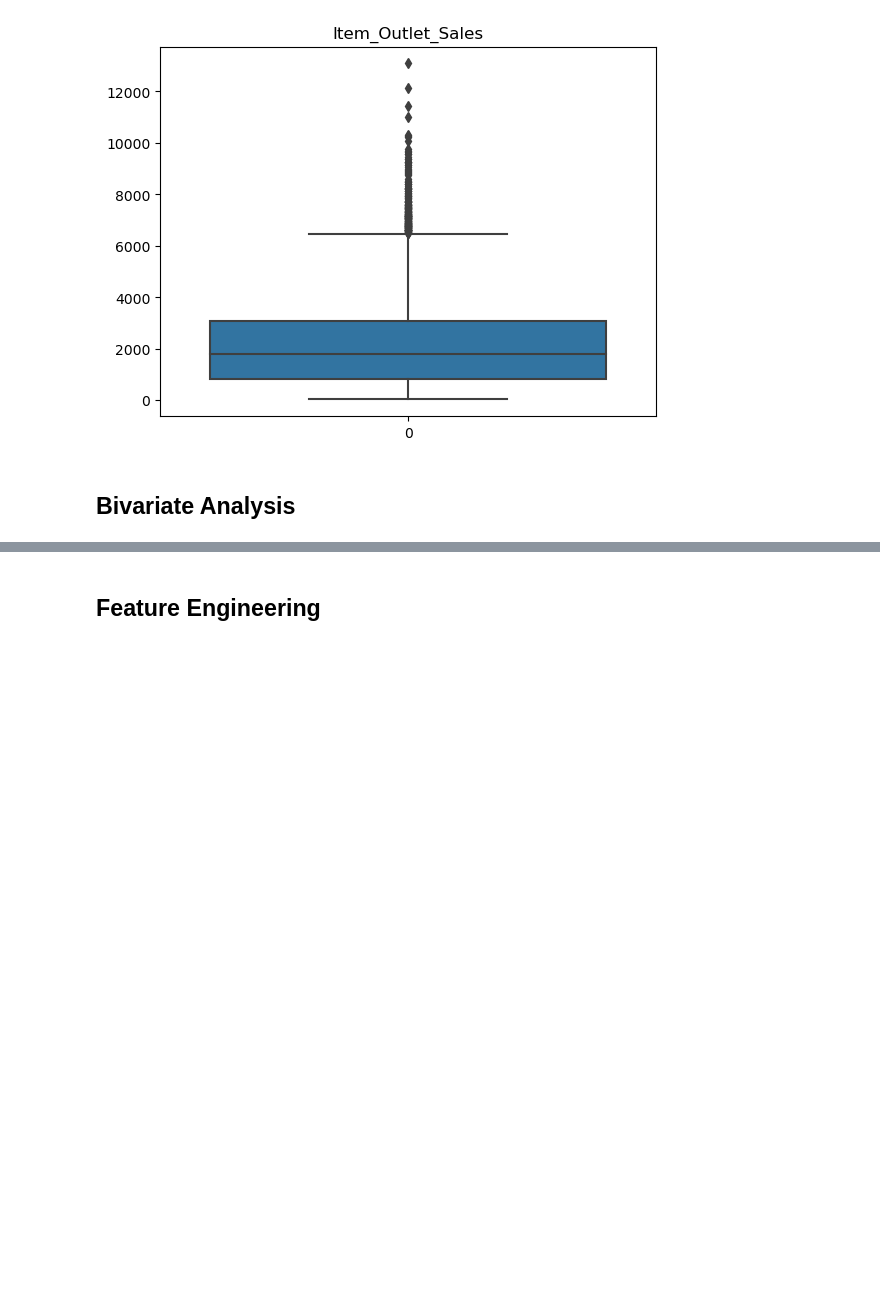
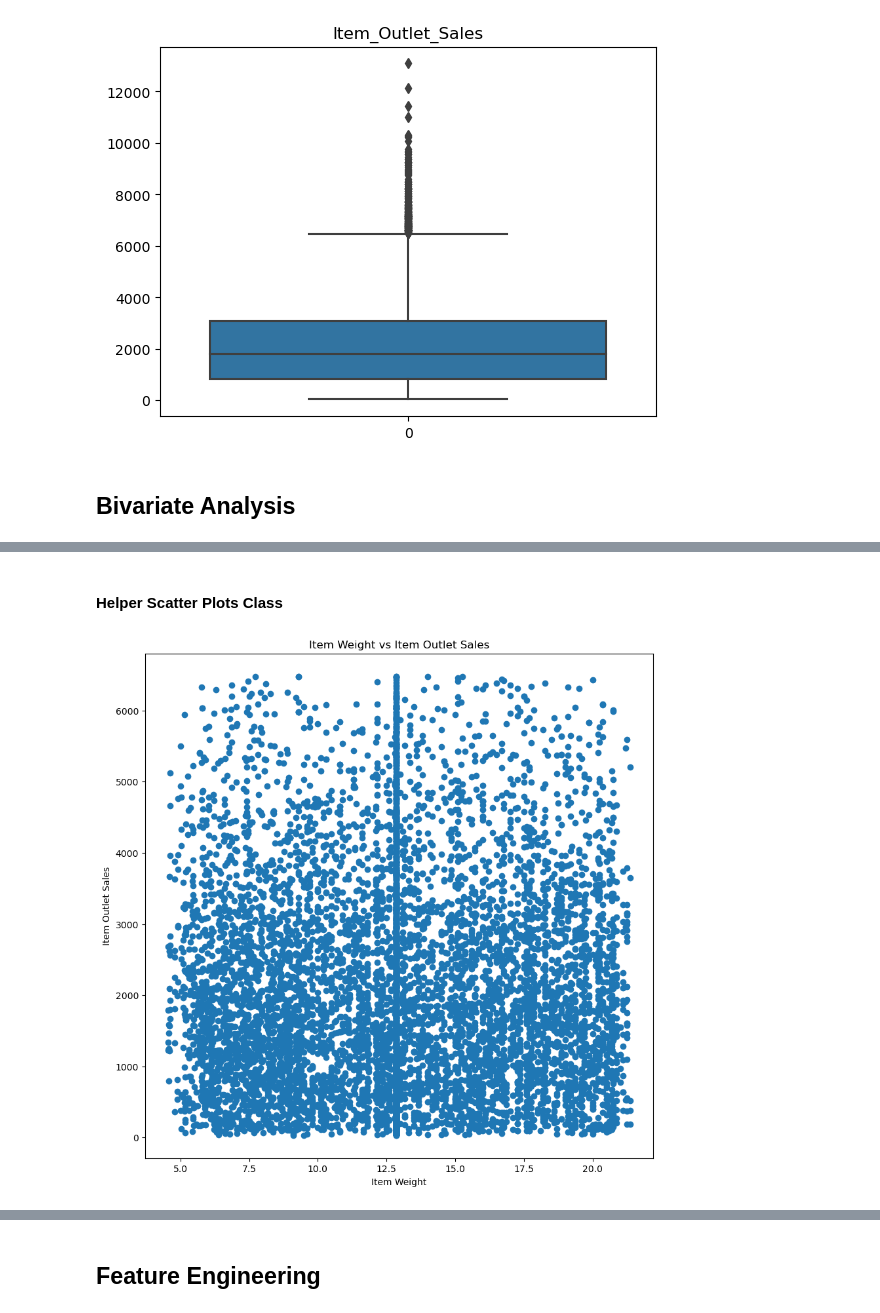
Before and after one commit to Technocolabs100/BigMart-Data-Analysis-and-Prediction, a Jupyter notebook: Mahmoud_Khaled_mahmoud.khaled12245@gmail.com.ipynb, the cells around one changed output, grey strips where cells are left out. Cells and saved outputs as stored; diff of their text form; code cells hidden in the pictures; blank space fills up the shorter version.

Commit message:
create several bivariate analysis on numerical columns

```diff
--- a/Mahmoud_Khaled_mahmoud.khaled12245@gmail.com.ipynb
+++ b/Mahmoud_Khaled_mahmoud.khaled12245@gmail.com.ipynb
@@ -412,0 +419,34 @@ train_data = outliers.remove_outliers(train_data, 'Item_Outlet_Sales')
+# %% [markdown]
+#### Helper Scatter Plots Class
+# %%
+class Scatter():
+    def __init__(self):
+        pass
+
+    def plot_scatter(self, data, column_name1, column_name2, title, xlabel, ylabel):
+        """
+        This function plots a scatter plot for two given columns in a given data frame
+
+        Parameters:
+        data (dataframe): the dataframe to be used
+        column_name1 (string): the name of the first column to be plotted
+        column_name2 (string): the name of the second column to be plotted
+        title (string): the title of the plot
+        xlabel (string): the label of the x axis
+        ylabel (string): the label of the y axis
+
+        Returns:
+        None
+        """
+        plt.figure(figsize=(10,10))
+        plt.title(title)
+        plt.scatter(data[column_name1], data[column_name2])
+        plt.xlabel(xlabel)
+        plt.ylabel(ylabel)
+        plt.show()
+# %%
+scatter = Scatter()
+# %%
+scatter.plot_scatter(train_data, 'Item_Weight', 'Item_Outlet_Sales', 'Item Weight vs Item Outlet Sales', 'Item Weight', 'Item Outlet Sales')
+# %% [output]
+[figure, added]
```
Also changed, not shown: parts of 12 cells of this notebook.
